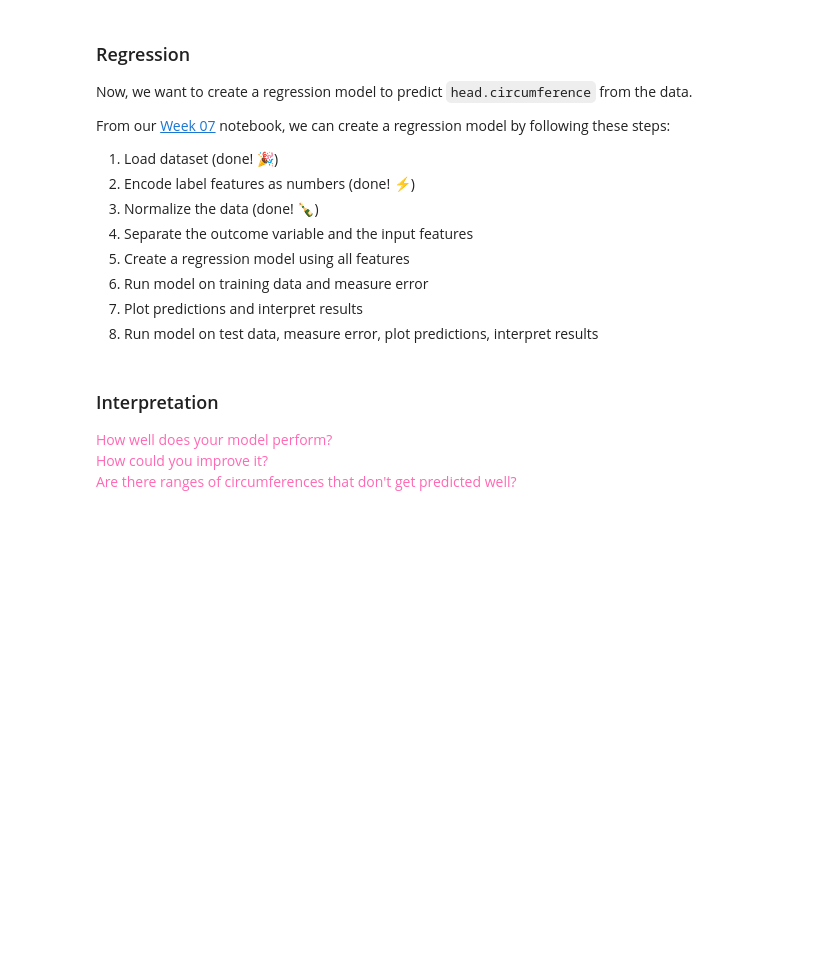
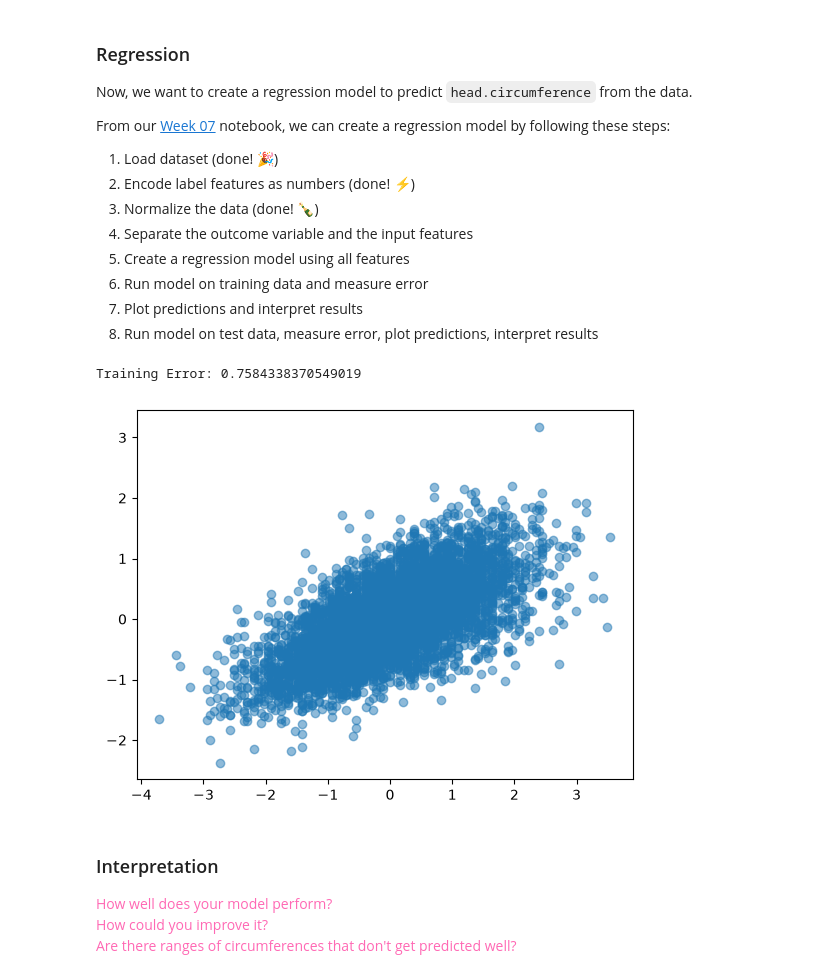
Before and after one commit to AI-ML-Fall-26-Zain-Organization/Homework07_ZAV, a Jupyter notebook: Homework07.ipynb, the cells around one changed output. Saved outputs shown, nothing was run; the diff lists cells and outputs as text; code cells hidden in the pictures; blank space fills up the shorter version.

```diff
--- a/Homework07.ipynb
+++ b/Homework07.ipynb
@@ -193,13 +197,23 @@ From our [Week 07](https://github.com/PSAM-5020-2026F-A/WK07) notebook, we can c
 # %%
 # Work on Regression Model here
 
 ## Separate outcome variable and input features
+X = ansur_scaled.drop(columns=['head.circumference'])
+y = ansur_scaled['head.circumference']
 
 ## Create a regression model
+model = LinearRegression().fit(X, y)
 
 ## Measure error on training data
+predictions = model.predict(X)
+print("Training Error:", regression_error(y, predictions))
 
 ## Plot predictions and interpret results
+plt.scatter(y, predictions, alpha=0.5)
+plt.show()
+# %% [output]
+Training Error: 0.7584338370549019
+[figure, added]
 # %%
 ## Load Test Data
 ANSUR_TEST_FILE = "https://raw.githubusercontent.com/PSAM-5020-2026F-A/5020-utils/main/datasets/json/ansur-test.json"
```
Also changed, not shown: parts of 4 cells of this notebook.
